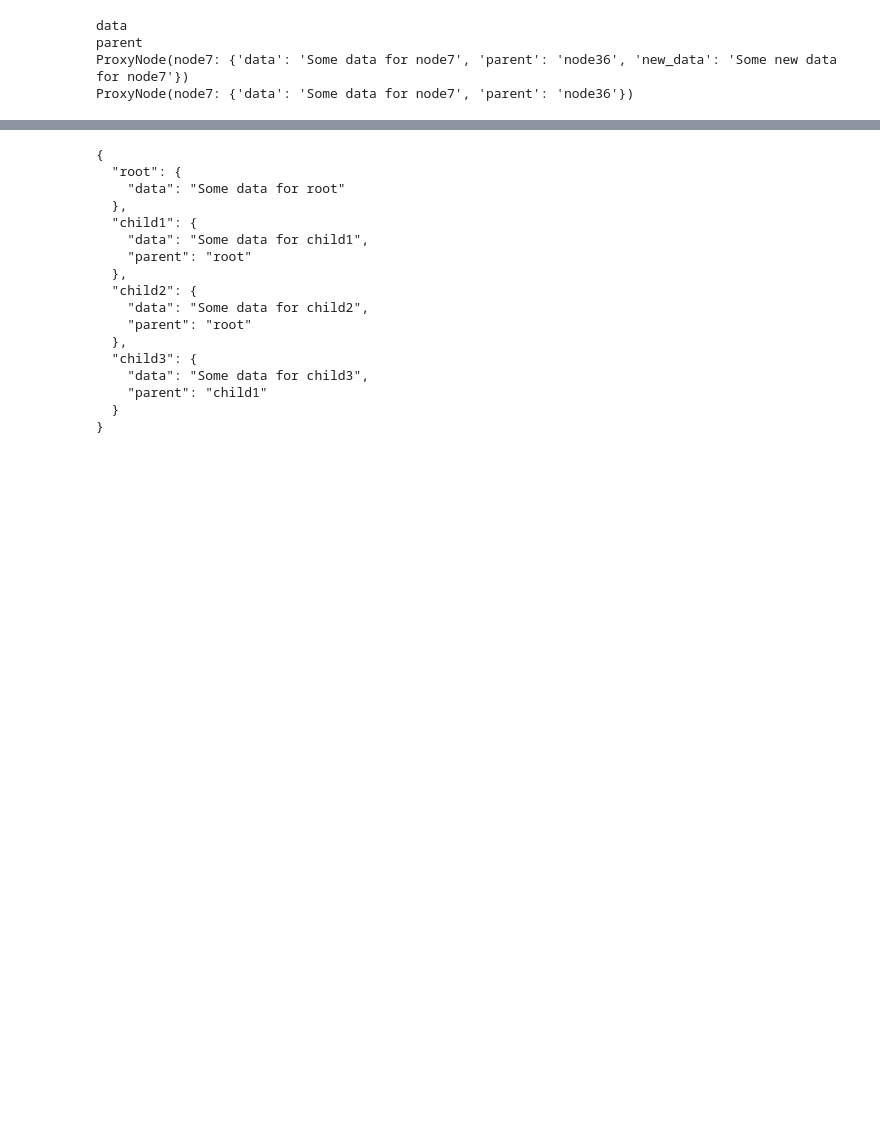
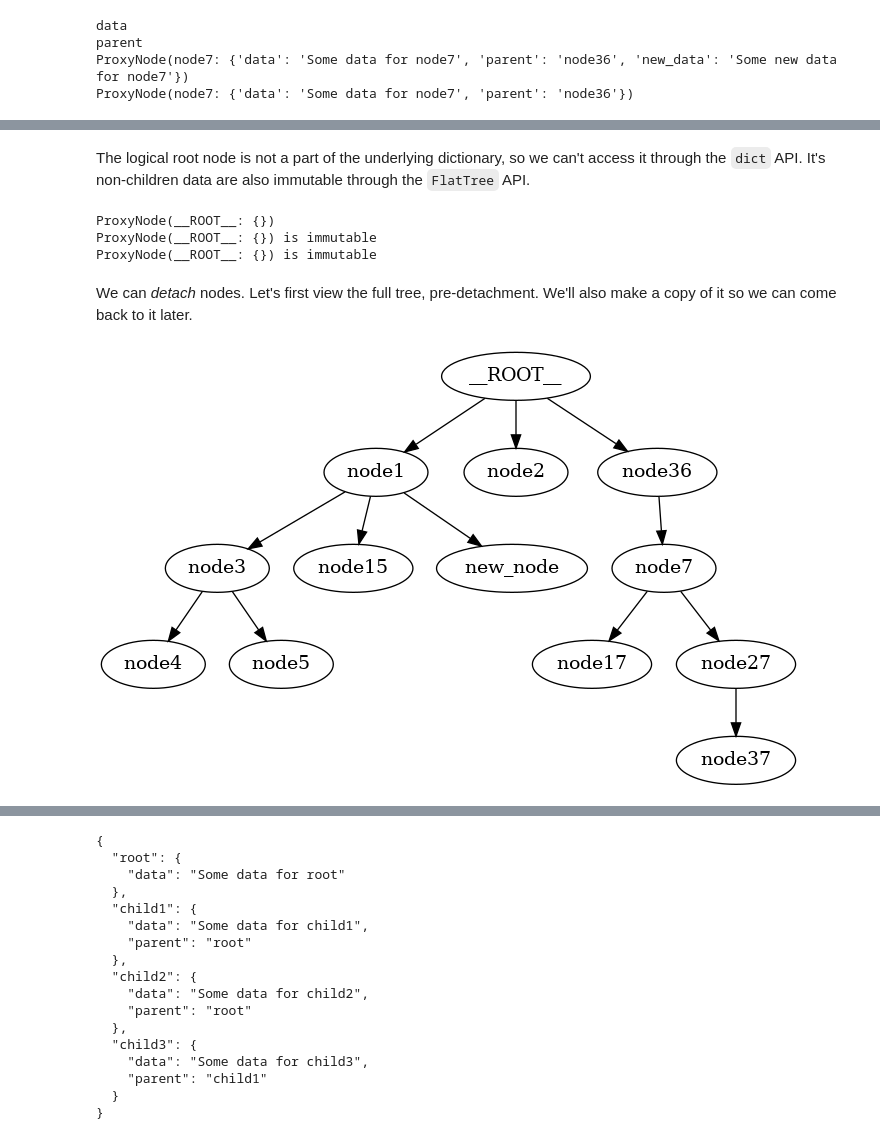
Before and after one commit to queelius/AlgoTree, a Jupyter notebook: dev/test.ipynb, the cells around one changed output, grey strips where cells are left out. Cells and saved outputs as stored; diff of their text form; code cells hidden in the pictures; blank space fills up the shorter version.

```diff
--- a/dev/test.ipynb
+++ b/dev/test.ipynb
@@ -326,5 +271,0 @@ but will technically no longer be a proper tree.
-# %%
-
-tree['new_key'] = {'parent': 'node1', 'data': 'Some new data'}
-print('-'*10)
-print(json.dumps(tree, indent=2))
@@ -400,0 +413,4 @@ ProxyNode(node7: {'data': 'Some data for node7', 'parent': 'node36', 'other_new_
+# %%
+
+tree['new_node'] = {'parent': 'node1', 'data': 'Some new data'}
+print(TreeViz.text(tree))
@@ -400,0 +451,35 @@ ProxyNode(node7: {'data': 'Some data for node7', 'parent': 'node36', 'other_new_
+# %% [markdown]
+The logical root node is not a part of the underlying dictionary, so we can't
+access it through the `dict` API. It's non-children data are also immutable
+through the `FlatTree` API.
+# %%
+root_node = tree.get_root()
+print(root_node)
+
+try:
+    root_node['data'] = "Some new data for root node"
+except TypeError as e:
+    print(e)
+
+try:
+    root_node['parent'] = None
+except TypeError as e:
+    print(e)
+
+try:
+    root_node.clear()
+except TypeError as e:
+    print(e)
+# %% [output]
+ProxyNode(__ROOT__: {})
+ProxyNode(__ROOT__: {}) is immutable
+ProxyNode(__ROOT__: {}) is immutable
+# %% [markdown]
+We can *detach* nodes. Let's first view the full tree, pre-detachment. We'll
+also make a copy of it so we can come back to it later.
+# %%
+tree_copy = deepcopy(tree)
+TreeViz.image(tree, "full-tree-pre-detach-or-prune.png")
+Image("full-tree-pre-detach-or-prune.png")
+# %% [output]
+[figure, added]
```
Also changed, not shown: parts of 71 cells of this notebook, 3 other files.
